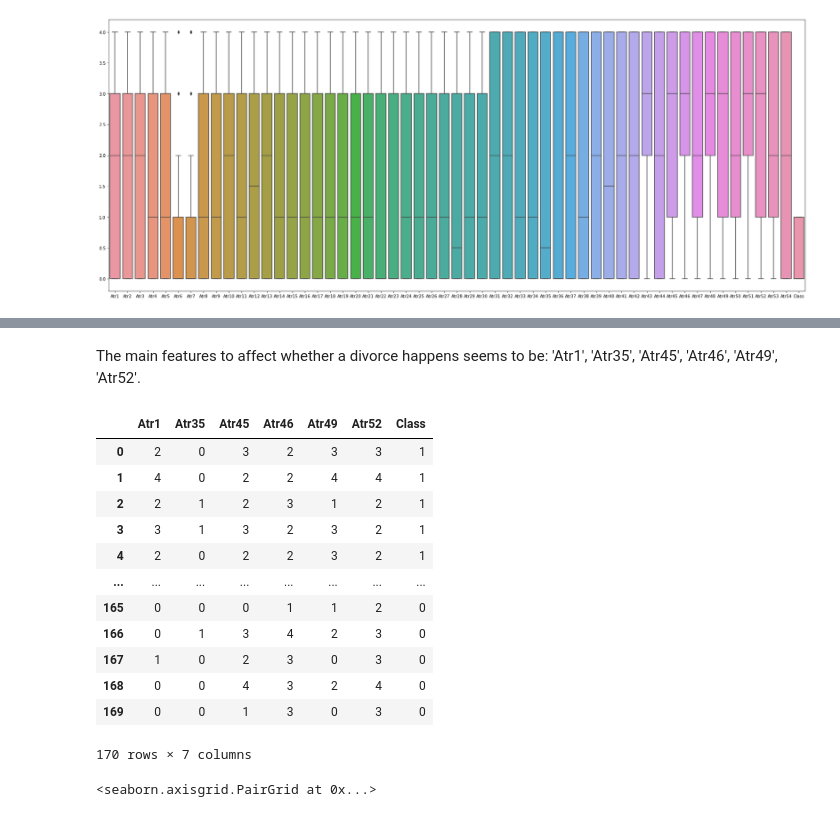
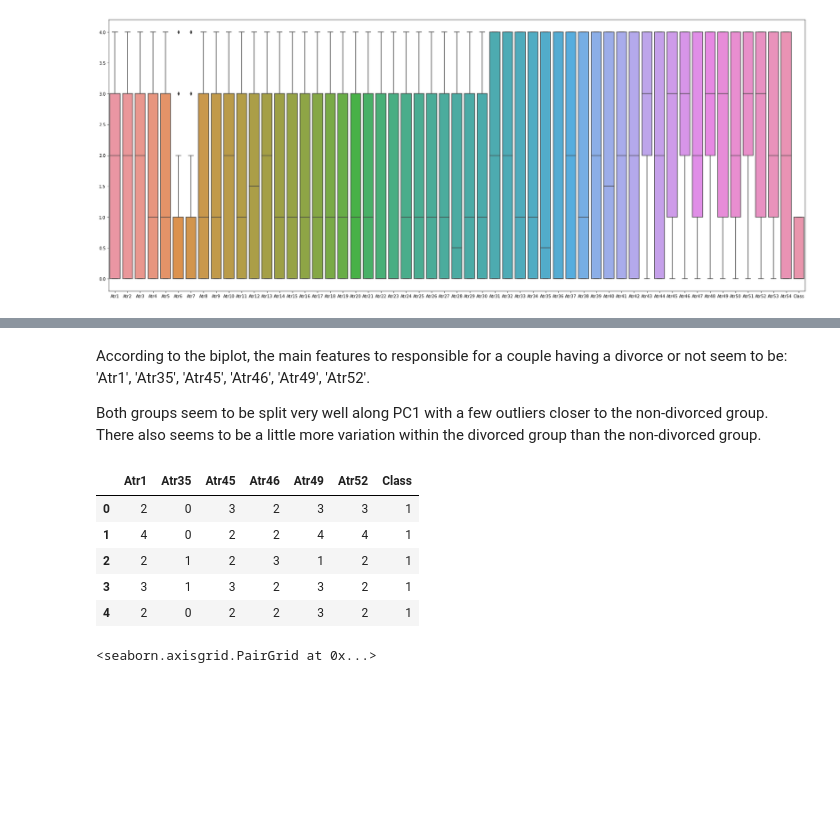
Before and after one commit to mschepers188/DS3_ML_FinalAssignment, a Jupyter notebook: DS3_ML_FinalAssignment.ipynb, the cells around one changed output, grey strips where cells are left out. Drawn from its saved outputs; the diff is of its cells as text; code cells hidden in the pictures; blank space fills up the shorter version.

```diff
--- a/DS3_ML_FinalAssignment.ipynb
+++ b/DS3_ML_FinalAssignment.ipynb
@@ -7,6 +19,7 @@ import numpy as np
 # %%
 # data from http://archive.ics.uci.edu/ml/datasets/Divorce+Predictors+data+set#
 # read in the data
-df = pd.read_csv('divorce/divorce.csv', sep=';')
-df.head()
+df = pd.read_csv('data/divorce.csv', sep=';')
+print(df.shape)  # print data shape
+df.head()  # print first five rows
 # %% [output]
@@ -94,21 +111,16 @@ df
 # %% [markdown]
-The main features to affect whether a divorce happens seems to be: 'Atr1', 'Atr35', 'Atr45', 'Atr46', 'Atr49', 'Atr52'.
+According to the biplot, the main features to responsible for a couple having a divorce or not seem to be: 'Atr1', 'Atr35', 'Atr45', 'Atr46', 'Atr49', 'Atr52'.
+
+Both groups seem to be split very well along PC1 with a few outliers closer to the non-divorced group. There also seems to be a little more variation within the divorced group than the non-divorced group.
 # %%
-# In the selection we include the label
+# In the selection we include the 6 features and the labels
 df_select = df[['Atr1', 'Atr35', 'Atr45', 'Atr46', 'Atr49', 'Atr52', 'Class']]
-df_select
+df_select.head()
 # %% [output]
 |  | Atr1 | Atr35 | Atr45 | Atr46 | Atr49 | Atr52 | Class |
 | 0 | 2 | 0 | 3 | 2 | 3 | 3 | 1 |
 | 1 | 4 | 0 | 2 | 2 | 4 | 4 | 1 |
 | 2 | 2 | 1 | 2 | 3 | 1 | 2 | 1 |
 | 3 | 3 | 1 | 3 | 2 | 3 | 2 | 1 |
 | 4 | 2 | 0 | 2 | 2 | 3 | 2 | 1 |
-| ... | ... | ... | ... | ... | ... | ... | ... |
-| 165 | 0 | 0 | 0 | 1 | 1 | 2 | 0 |
-| 166 | 0 | 1 | 3 | 4 | 2 | 3 | 0 |
-| 167 | 1 | 0 | 2 | 3 | 0 | 3 | 0 |
-| 168 | 0 | 0 | 4 | 3 | 2 | 4 | 0 |
-| 169 | 0 | 0 | 1 | 3 | 0 | 3 | 0 |
-170 rows × 7 columns
 # %%
```
Also changed, not shown: parts of 26 cells of this notebook, 4 other files.
